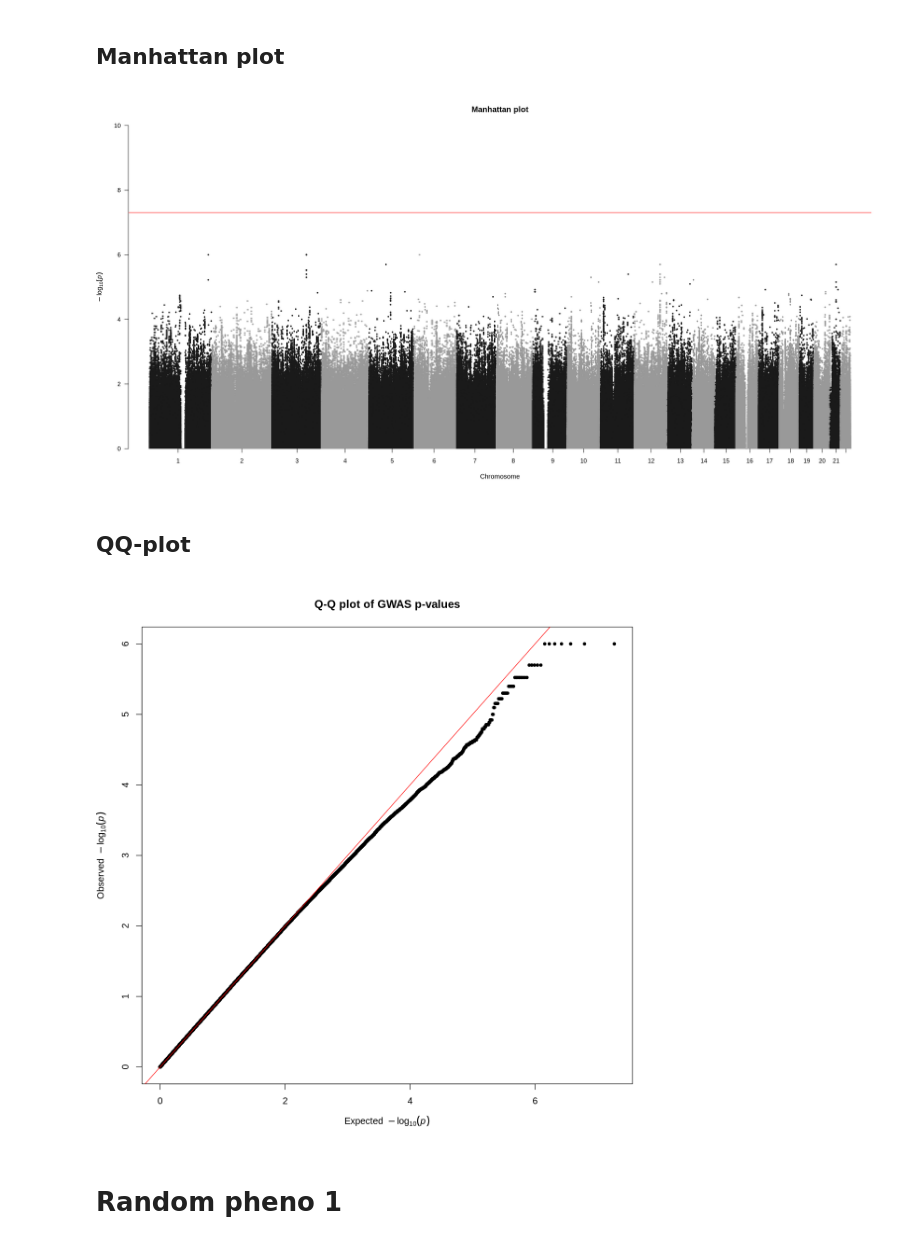
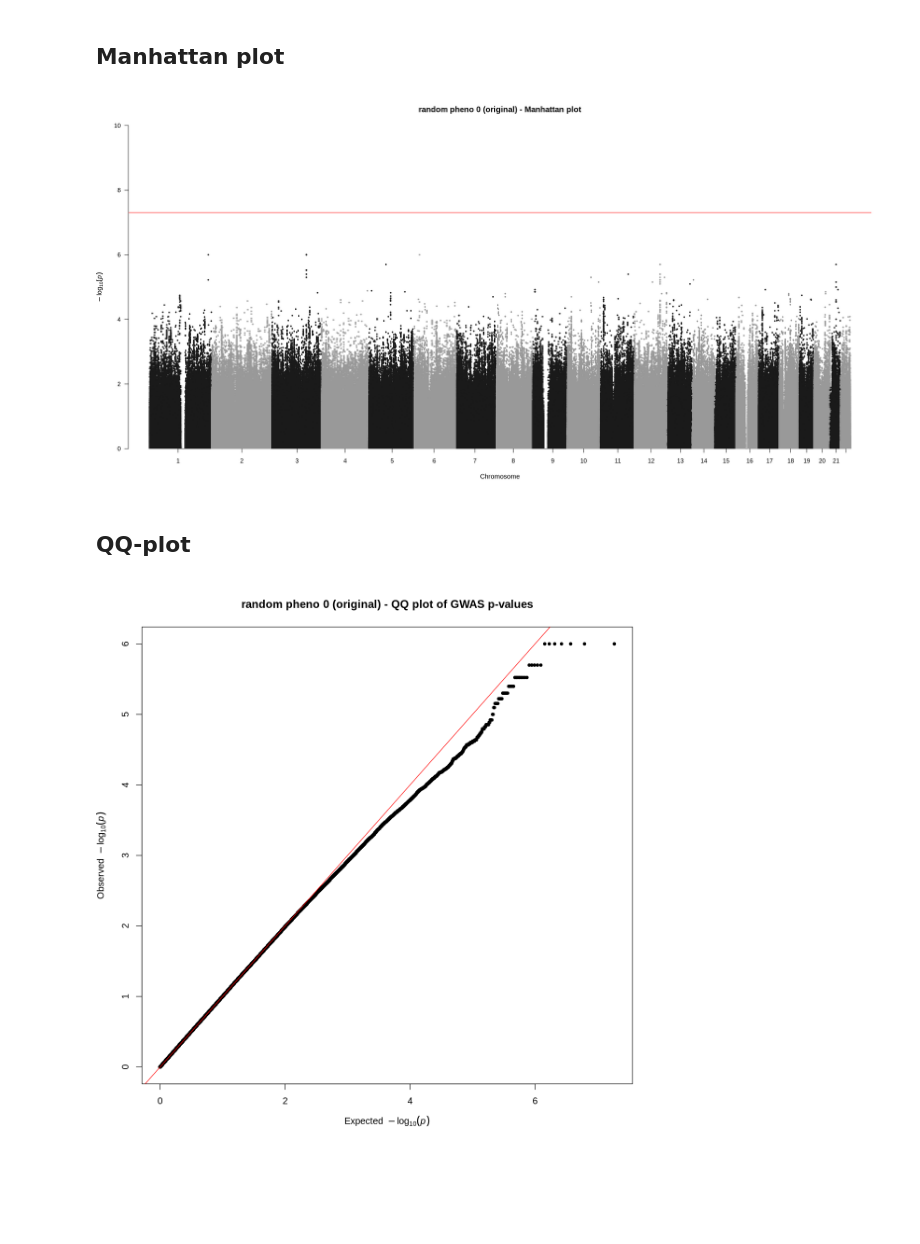
Before and after one commit to pivlab/phenoplier, a Jupyter notebook: nbs/15_gsa_gls/20-null_simulations/05_gwas/09_05-gwas-qqplot.ipynb, the cells around one changed output. Cells and saved outputs as stored; diff of their text form; code cells hidden in the pictures; blank space fills up the shorter version.

Commit message:
gwas: update manhattan and qqplots code

```diff
--- a/nbs/15_gsa_gls/20-null_simulations/05_gwas/09_05-gwas-qqplot.ipynb
+++ b/nbs/15_gsa_gls/20-null_simulations/05_gwas/09_05-gwas-qqplot.ipynb
@@ -41,12 +41,16 @@ GWAS_DIR <- file.path(GLS_NULL_SIMS_DIR, "gwas")
 GWAS_DIR
 # %% [output]
 [1] "/home/miltondp/projects/phenoplier/clean_orig_base/phenoplier-gwas-40pcs/results/gls/null_sims/gwas"
+# %%
+title_prefix = "original"
 # %% [markdown]
 # Random pheno 0
+# %%
+pheno_code <- "0"
 # %% [markdown]
 ## Load data
 # %%
-gwas <- as.data.frame(read_table(file.path(GWAS_DIR, "random.pheno0.glm.linear.tsv.gz")))
+gwas <- as.data.frame(read_table(file.path(GWAS_DIR, paste0("random.pheno", pheno_code,".glm.linear.tsv.gz"))))
 # %% [output]
 ── Column specification ──────────────────────────────────────────────────────────────────────────────────────────────────────────────────────────────────────────────────────────────────────────────── ...
 cols(
@@ -92,22 +170,23 @@ manhattan(
   bp = "POS",
   p = "P",
   snp = "ID",
-  main = "Manhattan plot",
+  main = paste0("random pheno ", pheno_code, " (", title_prefix, ")", " - Manhattan plot"),
   suggestiveline = F,
   genomewideline = -log10(5e-08),
   cex = 0.6,
   cex.axis = 0.9,
-  ylim = c(0, 10),
+  ylim = c(0, max(gwas_max_mlog_noninf+1, 10)),
 )
 # %% [output]
-[figure, old version]
+[figure, new version]
 # %% [markdown]
 ## QQ-plot
 # %%
 options(repr.plot.width = 10, repr.plot.height = 10)
 
-qq(gwas$P, main = "Q-Q plot of GWAS p-values")
+qq(
+    gwas$P,
+    main = paste0("random pheno ", pheno_code, " (", title_prefix, ")", " - QQ plot of GWAS p-values")
+)
 # %% [output]
-[figure, old version]
+[figure, new version]
-# %% [markdown]
-# Random pheno 1
```
Also changed, not shown: parts of 43 cells of this notebook, 4 other files.
